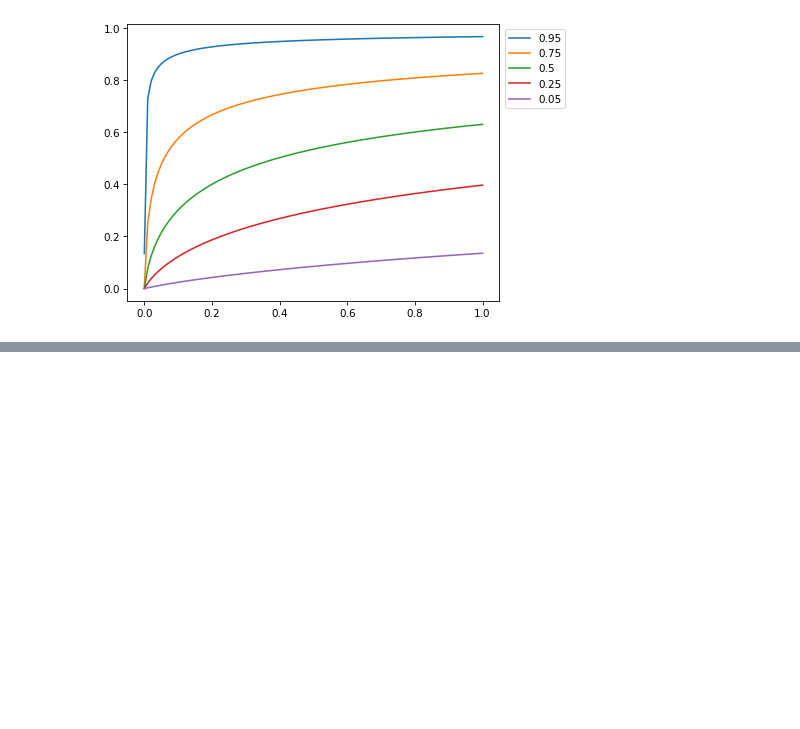
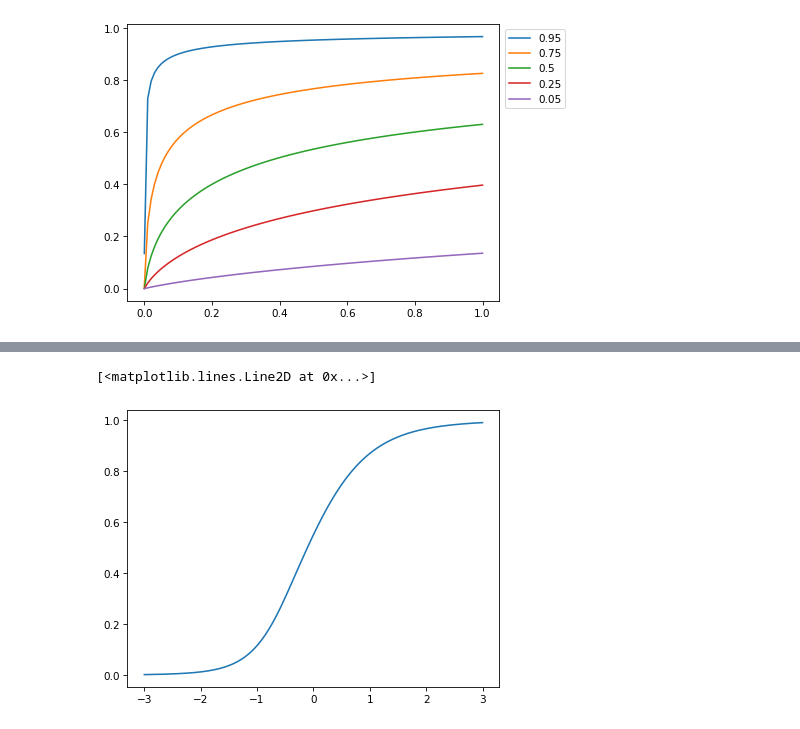
Before and after one commit to sorensenj50/Copula-Package, a Jupyter notebook: Notebook.ipynb, the cells around one changed output, grey strips where cells are left out. Saved outputs shown, nothing was run; the diff lists cells and outputs as text; code cells hidden in the pictures; blank space fills up the shorter version.

```diff
--- a/Notebook.ipynb
+++ b/Notebook.ipynb
@@ -154,0 +185,6 @@ ax.plot(x_range, pdf)
+# %%
+plt.plot(x_range, sktcdf(x_range, 5, 0.25))
+#plt.plot(x_range, sktcdf(x_range, 5, 0.9))
+# %% [output]
+[<matplotlib.lines.Line2D at 0x...>]
+[figure, added]
```
Also changed, not shown: parts of 18 cells of this notebook, 1 other file.
